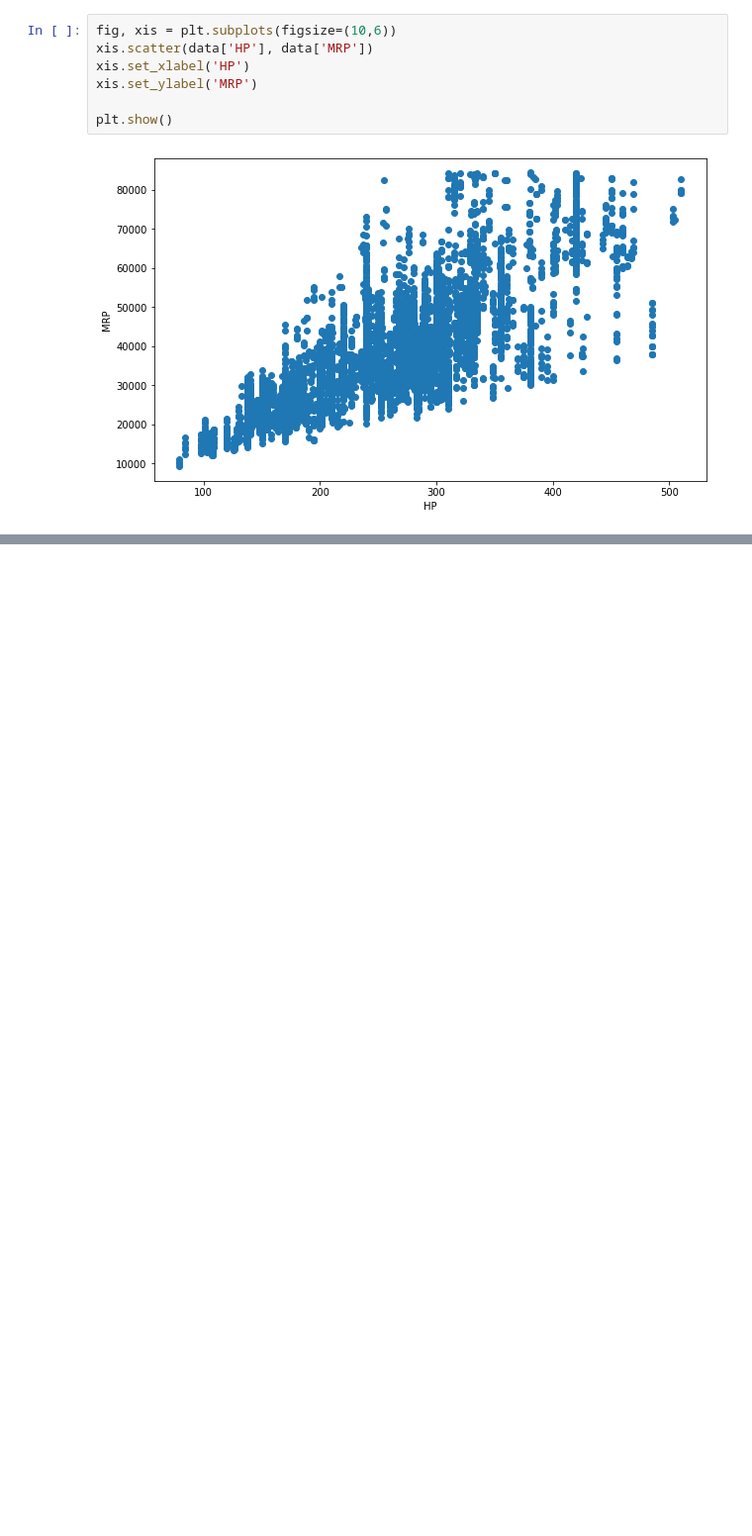
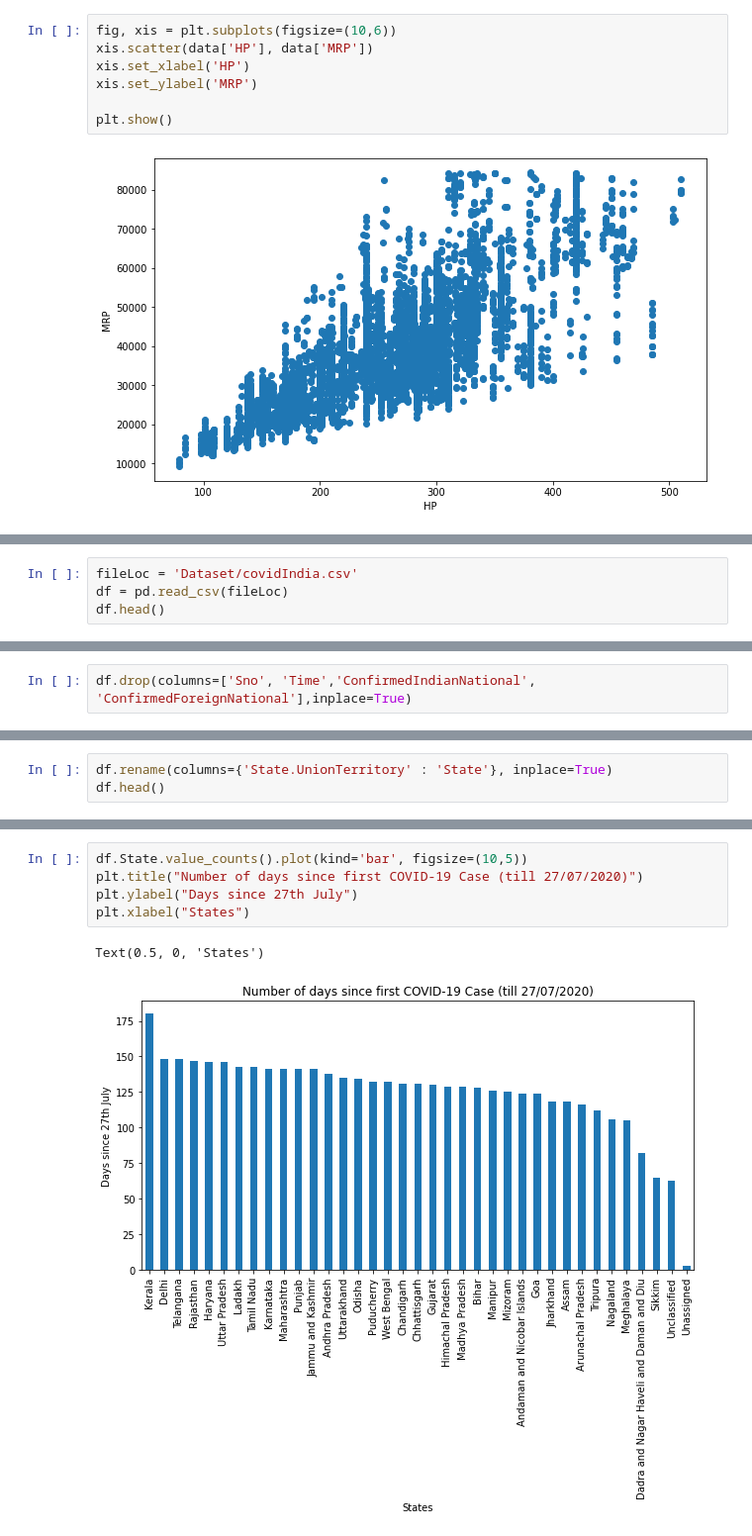
Before and after one commit to ravi-prakash1907/Predictive-Analytics, a Jupyter notebook: Basics/Lab1.ipynb, the cells around one changed output, grey strips where cells are left out. Shown: that part at 99% size. Drawn from its saved outputs; the diff is of its cells as text; blank space fills up the shorter version.

```diff
--- a/Basics/Lab1.ipynb
+++ b/Basics/Lab1.ipynb
@@ -302,0 +317,4 @@ plt.show()
+# %%
+fileLoc = 'Dataset/covidIndia.csv'
+df = pd.read_csv(fileLoc)
+df.head()
@@ -302,0 +339,2 @@ plt.show()
+# %%
+df.drop(columns=['Sno', 'Time','ConfirmedIndianNational', 'ConfirmedForeignNational'],inplace=True)
@@ -302,0 +345,3 @@ plt.show()
+# %%
+df.rename(columns={'State.UnionTerritory' : 'State'}, inplace=True)
+df.head()
@@ -302,0 +382,8 @@ plt.show()
+# %%
+df.State.value_counts().plot(kind='bar', figsize=(10,5))
+plt.title("Number of days since first COVID-19 Case (till 27/07/2020)")
+plt.ylabel("Days since 27th July")
+plt.xlabel("States")
+# %% [output]
+Text(0.5, 0, 'States')
+[figure, added]
```
Also changed, not shown: parts of 17 cells of this notebook.
